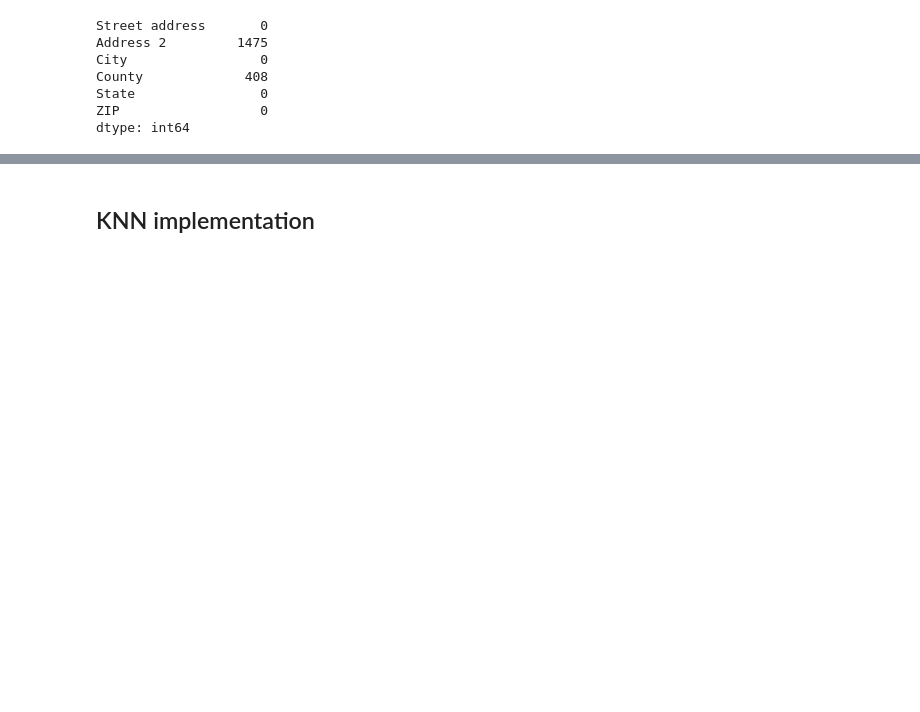
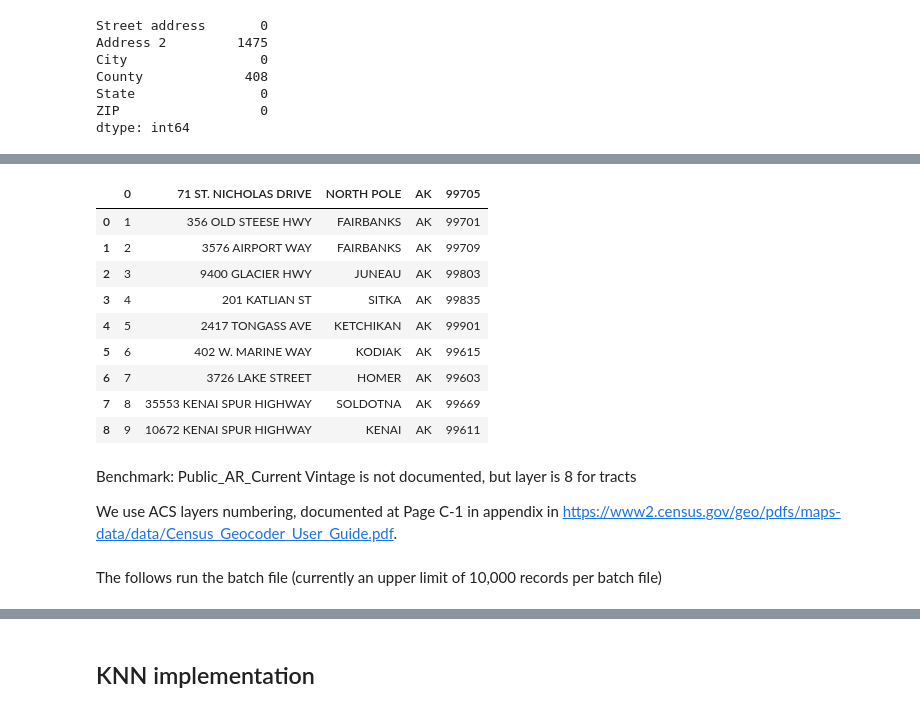
Before and after one commit to minhtriet/zipcodes, a Jupyter notebook: data_exploration.ipynb, the cells around one changed output, grey strips where cells are left out. Drawn from its saved outputs; the diff is of its cells as text; code cells hidden in the pictures; blank space fills up the shorter version.

```diff
--- a/data_exploration.ipynb
+++ b/data_exploration.ipynb
@@ -376,0 +404,13 @@ https://geocoding.geo.census.gov/geocoder/locations/onelineaddress?address=4600+
+# %%
+pd.read_csv('sample.csv')
+# %% [output]
+|  | 0 | 71 ST. NICHOLAS DRIVE | NORTH POLE | AK | 99705 |
+| 0 | 1 | 356 OLD STEESE HWY | FAIRBANKS | AK | 99701 |
+| 1 | 2 | 3576 AIRPORT WAY | FAIRBANKS | AK | 99709 |
+| 2 | 3 | 9400 GLACIER HWY | JUNEAU | AK | 99803 |
+| 3 | 4 | 201 KATLIAN ST | SITKA | AK | 99835 |
+| 4 | 5 | 2417 TONGASS AVE | KETCHIKAN | AK | 99901 |
+| 5 | 6 | 402 W. MARINE WAY | KODIAK | AK | 99615 |
+| 6 | 7 | 3726 LAKE STREET | HOMER | AK | 99603 |
+| 7 | 8 | 35553 KENAI SPUR HIGHWAY | SOLDOTNA | AK | 99669 |
+| 8 | 9 | 10672 KENAI SPUR HIGHWAY | KENAI | AK | 99611 |
@@ -376,0 +430,7 @@ https://geocoding.geo.census.gov/geocoder/locations/onelineaddress?address=4600+
+# %% [markdown]
+Benchmark: Public_AR_Current
+Vintage is not documented, but layer is 8 for tracts
+
+We use ACS layers numbering, documented at Page C-1 in appendix in https://www2.census.gov/geo/pdfs/maps-data/data/Census_Geocoder_User_Guide.pdf.
+# %% [markdown]
+The follows run the batch file (currently an upper limit of 10,000 records per batch file)
```
Also changed, not shown: parts of 28 cells of this notebook.
